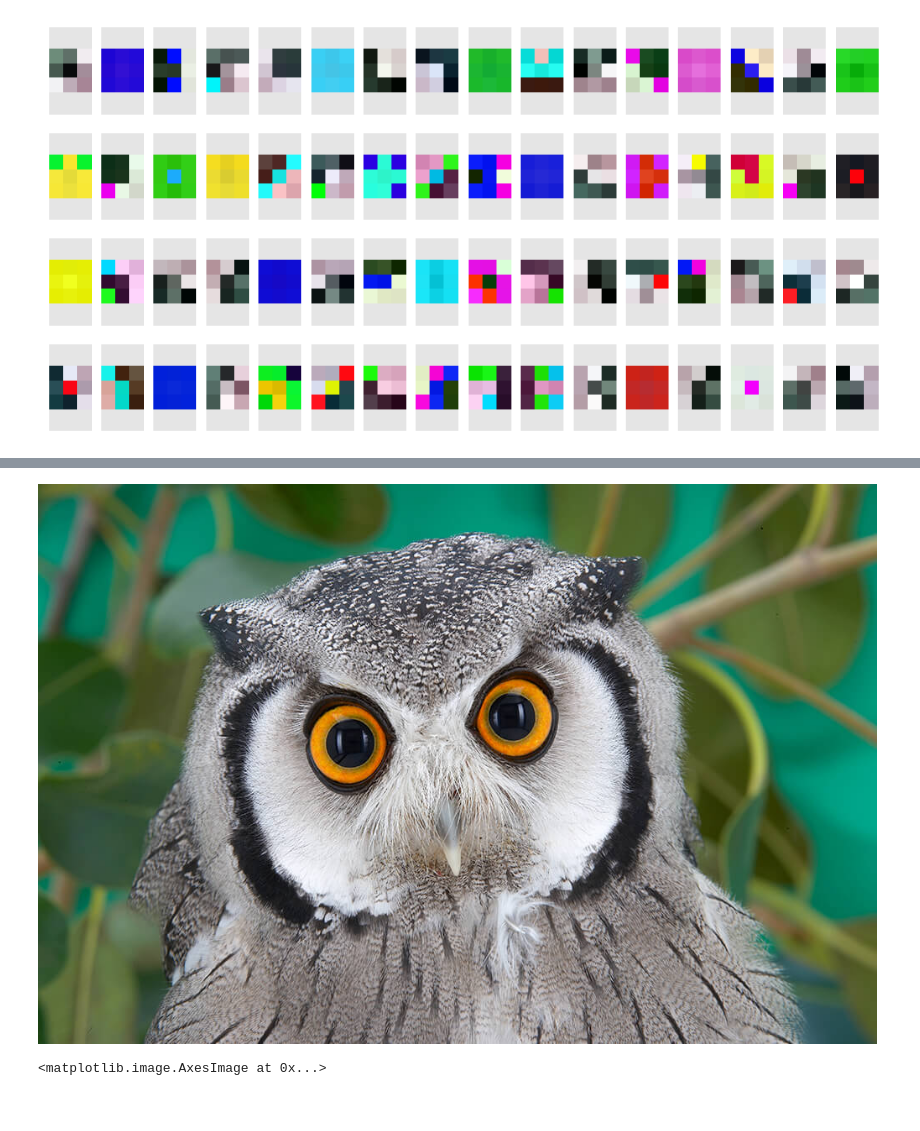
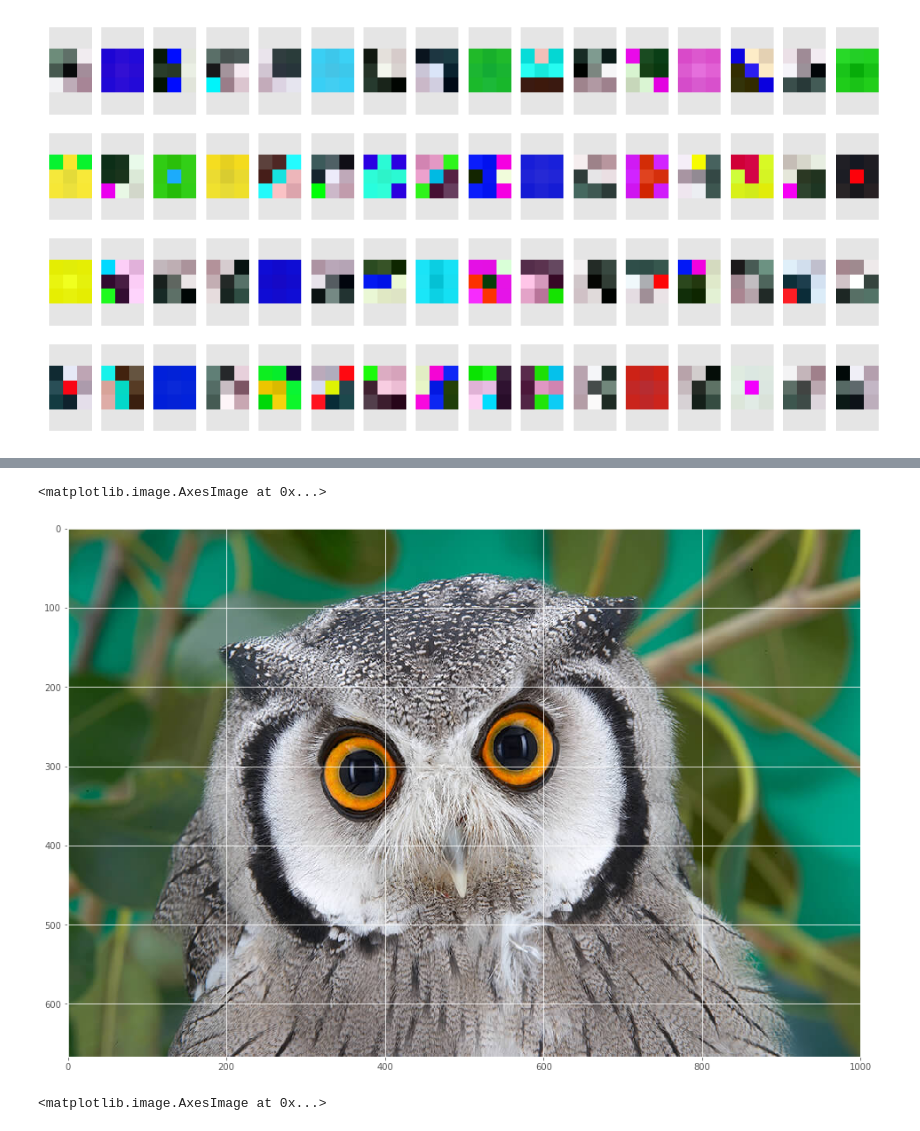
Before and after one commit to MulixBF/seminar-01-08-2017, a Jupyter notebook: 3. Визуализация работы сети.ipynb, the cells around one changed output, grey strips where cells are left out. Cells and saved outputs as stored; diff of their text form; code cells hidden in the pictures.

```diff
--- a/3. Визуализация работы сети.ipynb
+++ b/3. Визуализация работы сети.ipynb
@@ -50,13 +64,16 @@ for i, row in enumerate(axes):
 # %%
 import urllib.request
 from PIL import Image
 
 url = 'http://animals.sandiegozoo.org/sites/default/files/2016-10/owl_southern_white_faced.jpg'
 response = urllib.request.urlopen(url)
 image = Image.open(response)
-image
+
+fig, ax = plt.subplots(figsize=(16, 16))
+ax.imshow(image)
 # %% [output]
+<matplotlib.image.AxesImage at 0x...>
-[figure, old version]
+[figure, new version]
 # %%
 def preprocess_image(image):
     arr = np.asarray(image)
```
Also changed, not shown: parts of 14 cells of this notebook, 2 other files.
